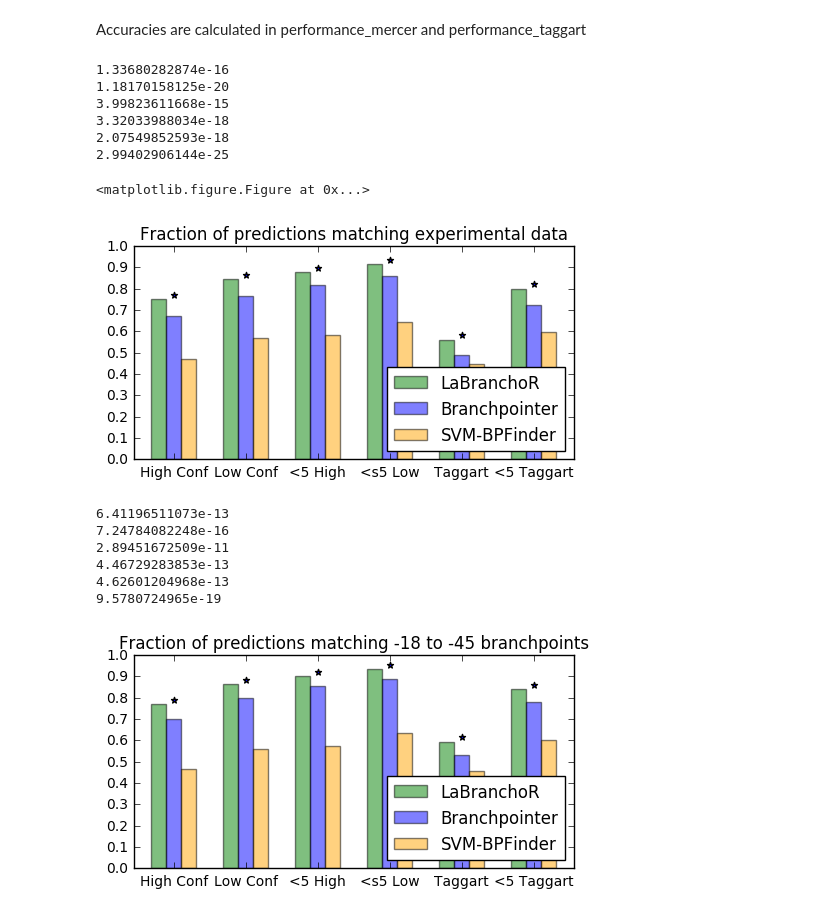
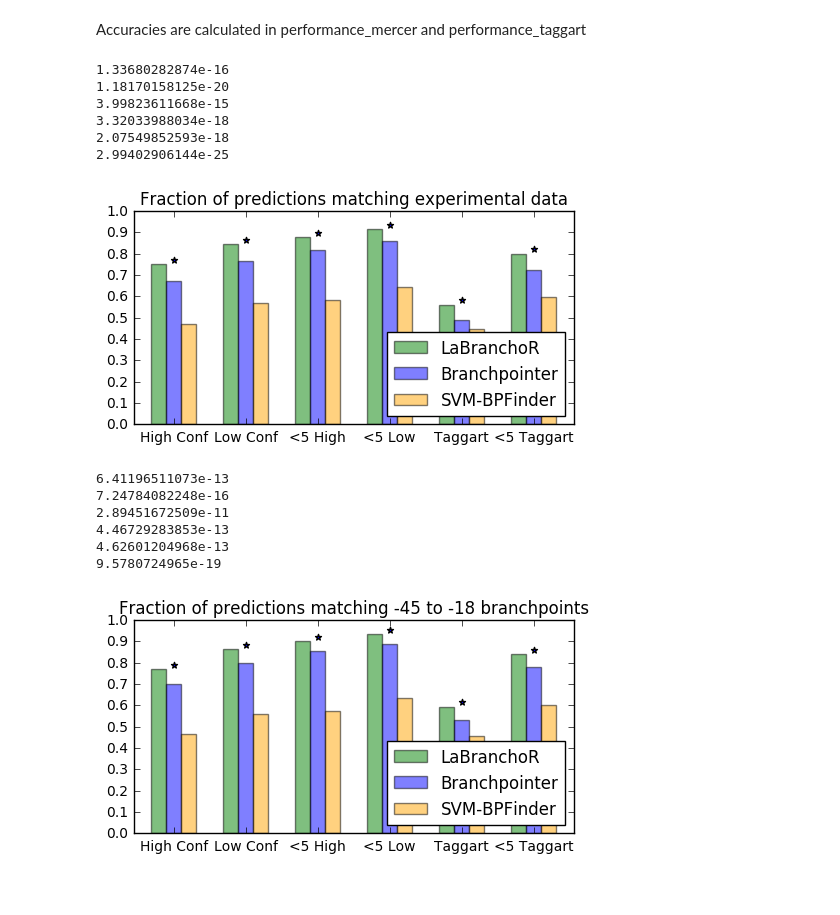
Before and after one commit to jpaggi/labranchor, a Jupyter notebook: notebooks/performance_joint_figs.ipynb, the cells around one changed output. Saved outputs shown, nothing was run; the diff lists cells and outputs as text; code cells hidden in the pictures.

```diff
--- a/notebooks/performance_joint_figs.ipynb
+++ b/notebooks/performance_joint_figs.ipynb
@@ -66,28 +66,27 @@ def performance(lstm_h, bptr_h, find_h, totals, labels, title):
 # %%
 tag = [[0.5622286541244573, 0.8001447178002894],
        [0.48842257597684513, 0.7254703328509406],
        [0.44746743849493487, 0.5969609261939218]]
 tag_totals = [6910] * 2
 tag_labels = ['Taggart', '<5 Taggart']
 
 mer = [[0.7510450534138412, 0.8457965629354389, 0.8797027403622851, 0.9163957268927079],
        [0.6709242916860195, 0.7670692057594055, 0.8197863446353925, 0.8576405016256387],
        [0.47120297259637717, 0.5699024616813748, 0.5833720390153274, 0.6446818392940084]]
 mer_totals = [4306] * 4
-mer_labels = ['High Conf','Low Conf','<5 High','<s5 Low']
+mer_labels = ['High Conf','Low Conf','<5 High','<5 Low']
 
 performance(mer[0]+tag[0], mer[1]+tag[1], mer[2]+tag[2],
             mer_totals+tag_totals, mer_labels+tag_labels,
             'Fraction of predictions matching experimental data')
 # %% [output]
 1.33680282874e-16
 1.18170158125e-20
 3.99823611668e-15
 3.32033988034e-18
 2.07549852593e-18
 2.99402906144e-25
-<matplotlib.figure.Figure at 0x...>
-[figure, old version]
+[figure, new version]
 # %%
 tag = [[0.594581823909277, 0.8401323042998897],
        [0.5315797763427311, 0.7790203181603402],
@@ -99,11 +98,11 @@ mer = [[0.7717549829849295, 0.8648517258142927, 0.9015556635877492, 0.9331550802
        [0.702722411278561, 0.7989790957705396, 0.8541565386485173, 0.8881866796305299],
        [0.4657267865824016, 0.5590666018473505, 0.5753524550315994, 0.6361205639280506]]
 mer_totals = [4114] * 4
-mer_labels = ['High Conf','Low Conf','<5 High','<s5 Low']
+mer_labels = ['High Conf','Low Conf','<5 High','<5 Low']
 
 performance(mer[0]+tag[0], mer[1]+tag[1], mer[2]+tag[2],
             mer_totals+tag_totals, mer_labels+tag_labels,
-            'Fraction of predictions matching -18 to -45 branchpoints')
+            'Fraction of predictions matching -45 to -18 branchpoints')
 # %% [output]
 6.41196511073e-13
 7.24784082248e-16
@@ -111,7 +110,7 @@ performance(mer[0]+tag[0], mer[1]+tag[1], mer[2]+tag[2],
 4.46729283853e-13
 4.62601204968e-13
 9.5780724965e-19
-[figure, old version]
+[figure, new version]
 # %%
 tag = [[0.7198709432529892, 0.84797874359461],
        [0.634465743025242, 0.7680774340482065],
```
Also changed, not shown: parts of 3 cells of this notebook, 1 other file.
